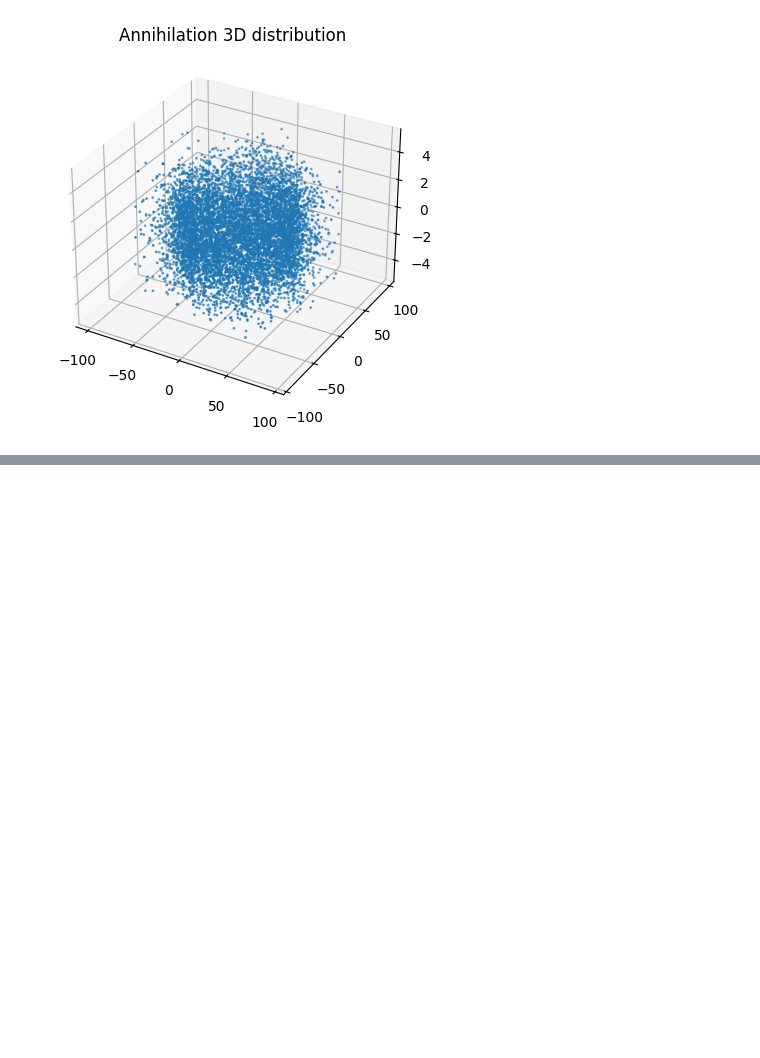
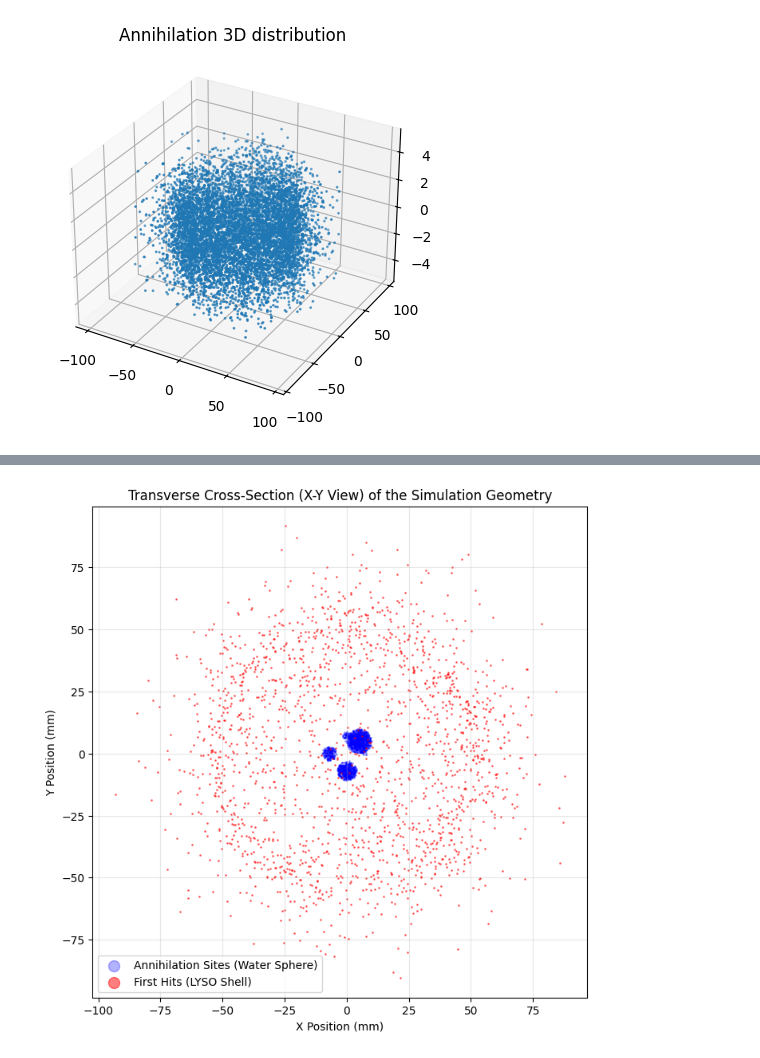
Before and after one commit to mw2304/SummerProject2026, a Jupyter notebook: FSS_test_root.ipynb, the cells around one changed output, grey strips where cells are left out. Cells and saved outputs as stored; diff of their text form; code cells hidden in the pictures; blank space fills up the shorter version.

```diff
--- a/FSS_test_root.ipynb
+++ b/FSS_test_root.ipynb
@@ -163,0 +193,29 @@ plt.show()
+# %%
+import uproot
+import matplotlib.pyplot as plt
+
+# Load the data
+tree = uproot.open("FSStest.root")["ScannerSCS;1"].arrays(library="np")
+
+# Extract coordinates
+ax, ay = tree["AnnihilX"], tree["AnnihilY"]
+hx, hy = tree["Gamma1_HitX1"], tree["Gamma1_HitY1"]
+
+# Create the visual plot
+plt.figure(figsize=(8, 8))
+
+# 1. Plot the annihilation vertices (this outlines the inner water sphere)
+plt.scatter(ax[::10], ay[::10], c='blue', s=1, alpha=0.3, label='Annihilation Sites (Water Sphere)')
+
+# 2. Plot the detector hits (this outlines the outer LYSO crystal ring)
+plt.scatter(hx[::10], hy[::10], c='red', s=1, alpha=0.5, label='First Hits (LYSO Shell)')
+
+plt.title("Transverse Cross-Section (X-Y View) of the Simulation Geometry")
+plt.xlabel("X Position (mm)")
+plt.ylabel("Y Position (mm)")
+plt.axis('equal') # Crucial to maintain correct aspect ratio for spheres/cylinders
+plt.legend(markerscale=10)
+plt.grid(True, alpha=0.3)
+plt.show()
+# %% [output]
+[figure, added]
```
Also changed, not shown: parts of 5 cells of this notebook.
